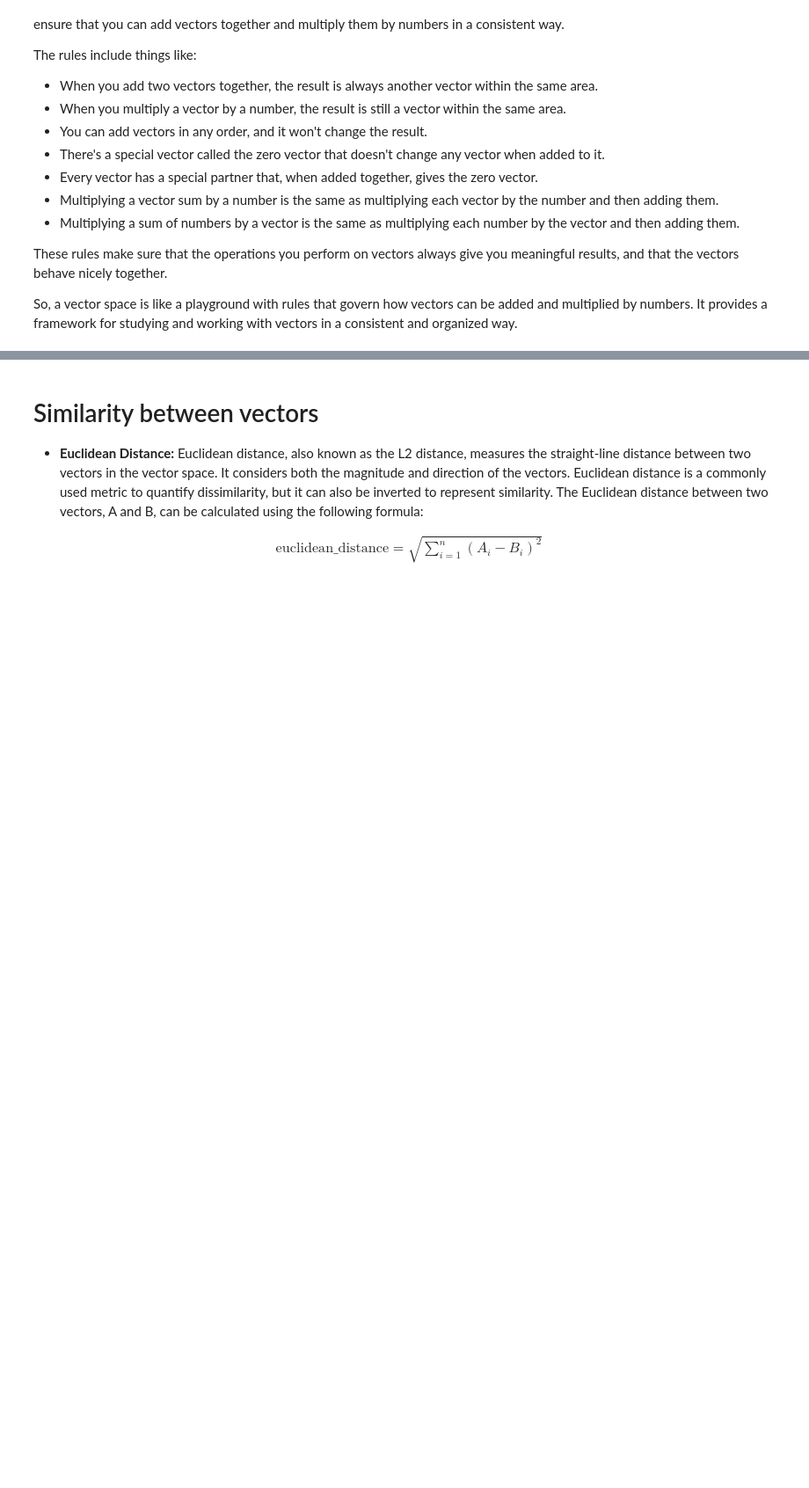
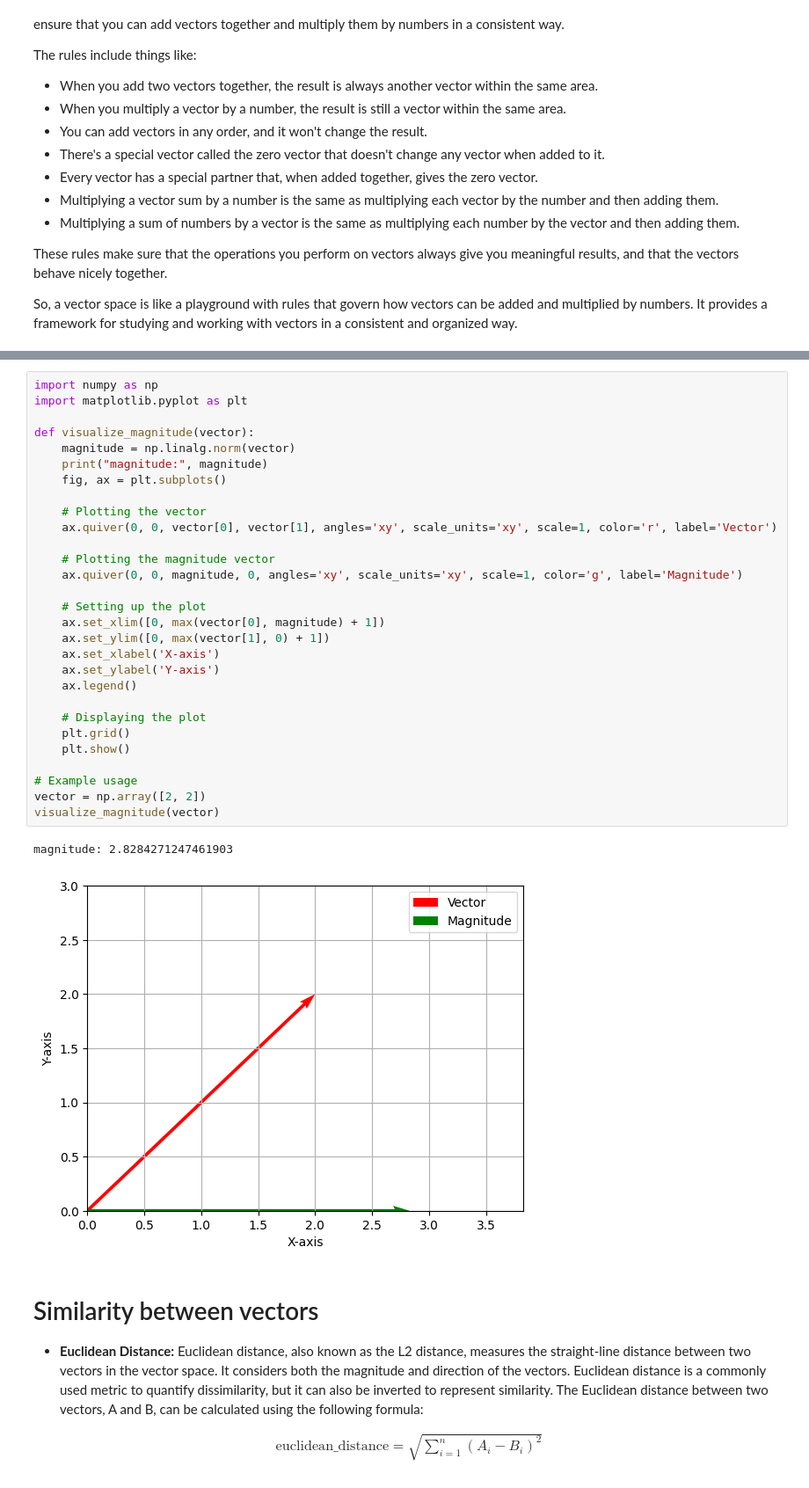
Before and after one commit to dineshkumarsarangapani/VectorSearch-A-guide, a Jupyter notebook: Vector_Search_A_complete_Guide.ipynb, the cells around one changed output, grey strips where cells are left out. Shown at 88% size. Saved outputs shown, nothing was run; the diff lists cells and outputs as text; blank space fills up the shorter version.

```diff
--- a/Vector_Search_A_complete_Guide.ipynb
+++ b/Vector_Search_A_complete_Guide.ipynb
@@ -620,3 +665,35 @@ plt.show()
+# %%
+import numpy as np
+import matplotlib.pyplot as plt
+
+def visualize_magnitude(vector):
+    magnitude = np.linalg.norm(vector)
+    print("magnitude:", magnitude)
+    fig, ax = plt.subplots()
+
+    # Plotting the vector
+    ax.quiver(0, 0, vector[0], vector[1], angles='xy', scale_units='xy', scale=1, color='r', label='Vector')
+
+    # Plotting the magnitude vector
+    ax.quiver(0, 0, magnitude, 0, angles='xy', scale_units='xy', scale=1, color='g', label='Magnitude')
+
+    # Setting up the plot
+    ax.set_xlim([0, max(vector[0], magnitude) + 1])
+    ax.set_ylim([0, max(vector[1], 0) + 1])
+    ax.set_xlabel('X-axis')
+    ax.set_ylabel('Y-axis')
+    ax.legend()
+
+    # Displaying the plot
+    plt.grid()
+    plt.show()
+
+# Example usage
+vector = np.array([2, 2])
+visualize_magnitude(vector)
+# %% [output]
+magnitude: 2.8284271247461903
+[figure, added]
 # %% [markdown]
 # Similarity between vectors
 
```
Also changed, not shown: parts of 11 cells of this notebook.
